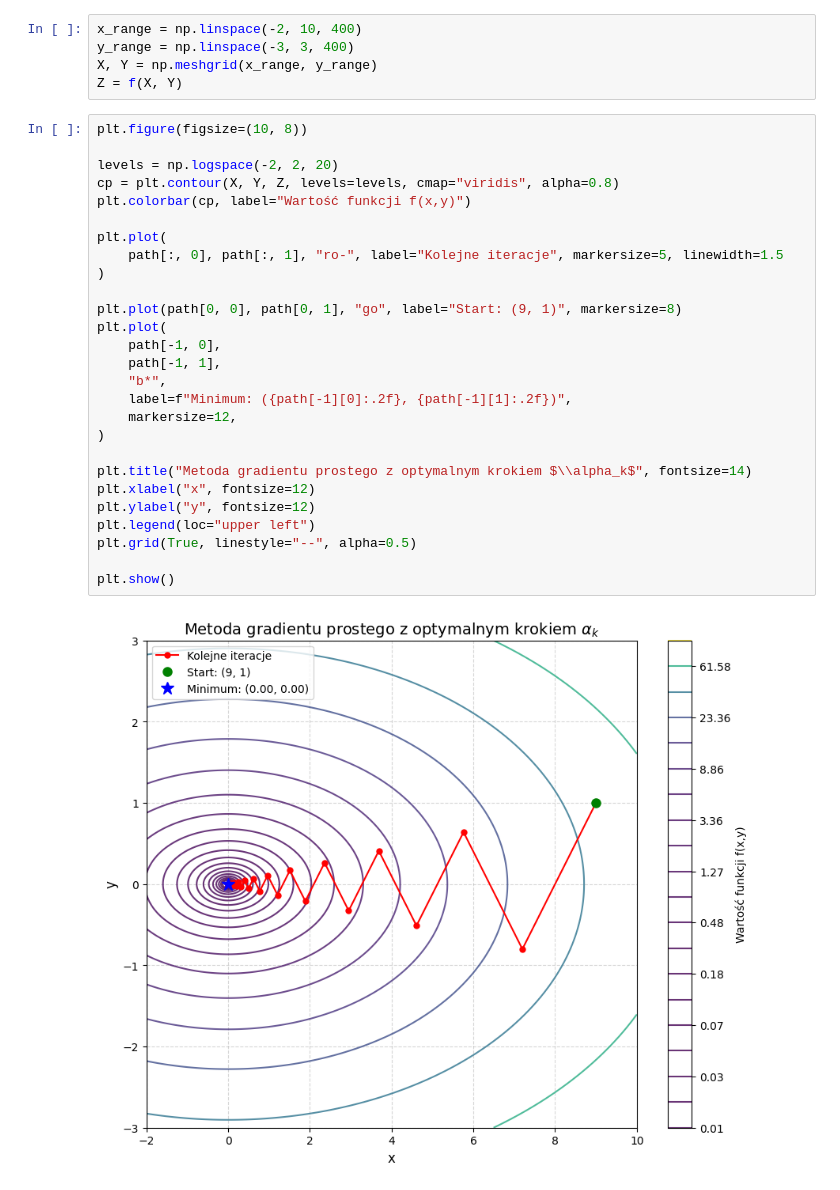
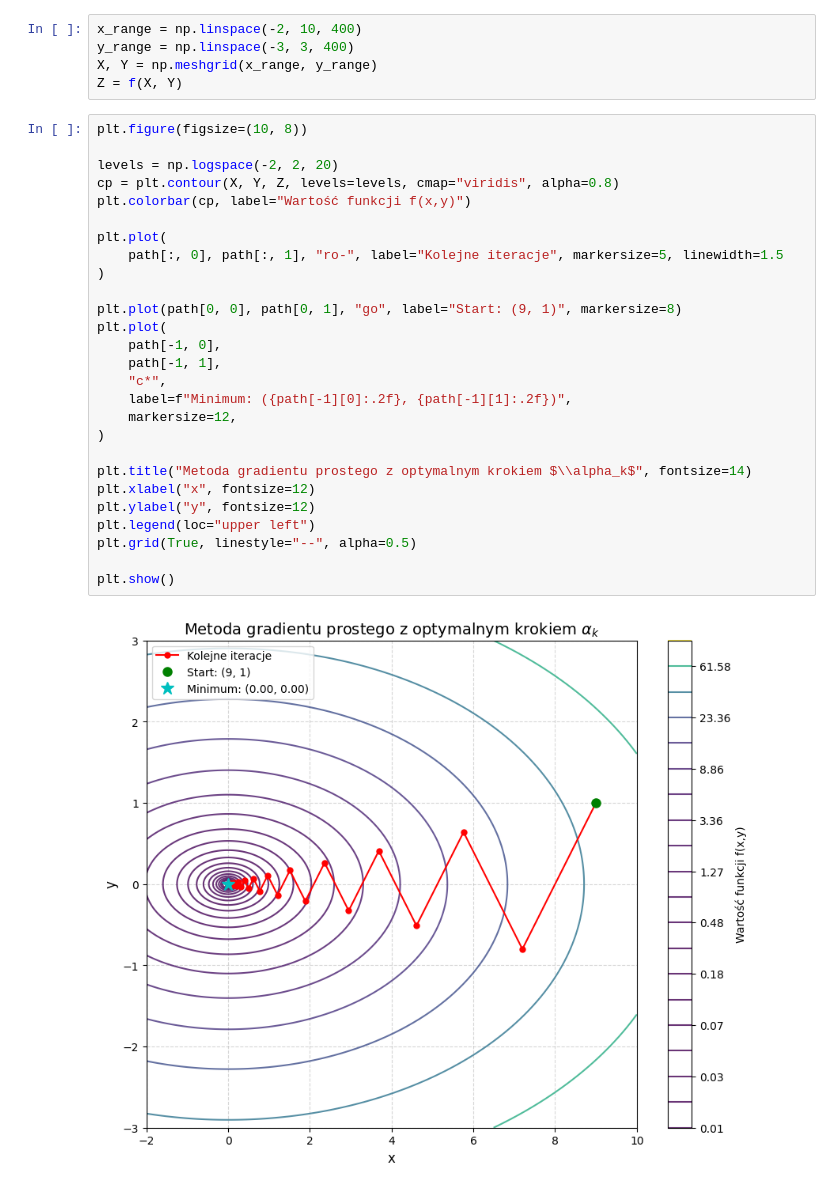
Before and after one commit to Szymbuk/MOWNIT, a Jupyter notebook: lab11/ex1.ipynb, the cells around one changed output. Drawn from its saved outputs; the diff is of its cells as text.

```diff
--- a/lab11/ex1.ipynb
+++ b/lab11/ex1.ipynb
@@ -59,29 +59,29 @@ Z = f(X, Y)
 # %%
 plt.figure(figsize=(10, 8))
 
 levels = np.logspace(-2, 2, 20)
 cp = plt.contour(X, Y, Z, levels=levels, cmap="viridis", alpha=0.8)
 plt.colorbar(cp, label="Wartość funkcji f(x,y)")
 
 plt.plot(
     path[:, 0], path[:, 1], "ro-", label="Kolejne iteracje", markersize=5, linewidth=1.5
 )
 
 plt.plot(path[0, 0], path[0, 1], "go", label="Start: (9, 1)", markersize=8)
 plt.plot(
     path[-1, 0],
     path[-1, 1],
-    "b*",
+    "c*",
     label=f"Minimum: ({path[-1][0]:.2f}, {path[-1][1]:.2f})",
     markersize=12,
 )
 
 plt.title("Metoda gradientu prostego z optymalnym krokiem $\\alpha_k$", fontsize=14)
 plt.xlabel("x", fontsize=12)
 plt.ylabel("y", fontsize=12)
 plt.legend(loc="upper left")
 plt.grid(True, linestyle="--", alpha=0.5)
 
 plt.show()
 # %% [output]
-[figure, old version]
+[figure, new version]
```
Also changed, not shown: parts of 10 cells of this notebook.
